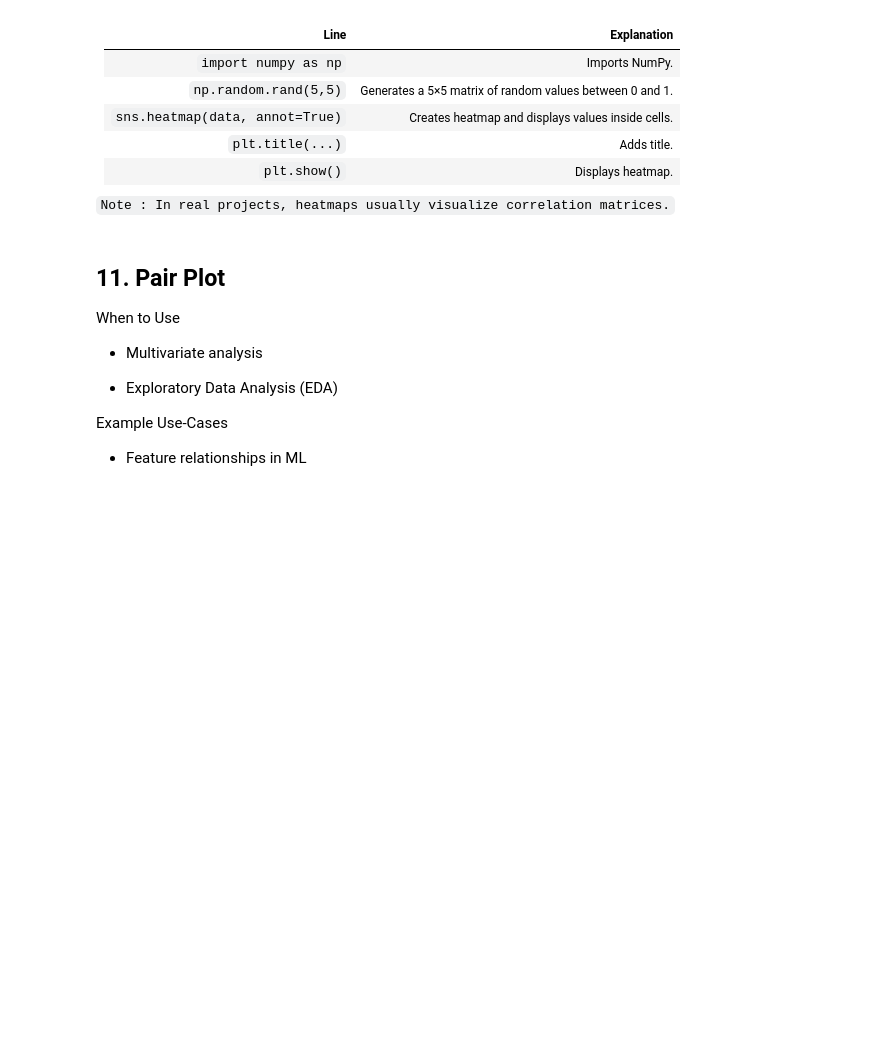
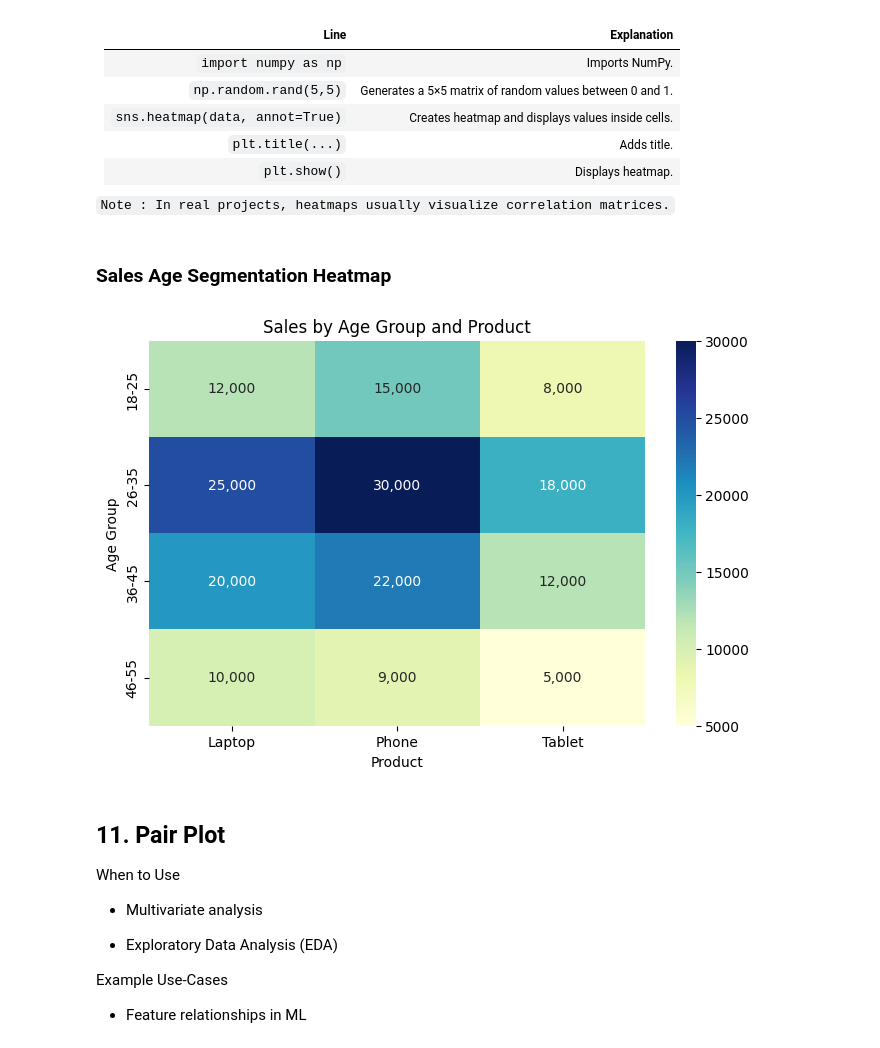
Before and after one commit to prodigy234/Complete_Data_Science_Full_Course, a Jupyter notebook: PYTHON/Python Data Visualization/1.Visualization.ipynb, the cells around one changed output. Cells and saved outputs as stored; diff of their text form; code cells hidden in the pictures; blank space fills up the shorter version.

```diff
--- a/PYTHON/Python Data Visualization/visualization.ipynb
+++ b/PYTHON/Python Data Visualization/1.Visualization.ipynb
@@ -372,6 +386,55 @@ plt.show()
 | `plt.show()`                    | Displays heatmap.                                        |
 
 `Note : In real projects, heatmaps usually visualize correlation matrices.`
+# %% [markdown]
+### Sales Age Segmentation Heatmap
+# %%
+import pandas as pd
+import seaborn as sns
+import matplotlib.pyplot as plt
+
+# Sample sales dataset
+data = {
+    'Age_Group': ['18-25', '18-25', '18-25',
+                  '26-35', '26-35', '26-35',
+                  '36-45', '36-45', '36-45',
+                  '46-55', '46-55', '46-55'],
+
+    'Product': ['Laptop', 'Phone', 'Tablet',
+                'Laptop', 'Phone', 'Tablet',
+                'Laptop', 'Phone', 'Tablet',
+                'Laptop', 'Phone', 'Tablet'],
+
+    'Sales': [12000, 15000, 8000,
+              25000, 30000, 18000,
+              20000, 22000, 12000,
+              10000, 9000, 5000]
+}
+
+df = pd.DataFrame(data)
+
+heatmap_data = df.pivot(
+    index='Age_Group',
+    columns='Product',
+    values='Sales'
+)
+
+plt.figure(figsize=(8,5))
+
+sns.heatmap(
+    heatmap_data,
+    annot=True,
+    cmap='YlGnBu',
+    fmt=','
+)
+
+plt.title('Sales by Age Group and Product')
+plt.xlabel('Product')
+plt.ylabel('Age Group')
+
+plt.show()
+# %% [output]
+[figure, added]
 # %% [markdown]
 ## 11. Pair Plot
 
```
Also changed, not shown: parts of 11 cells of this notebook, 31 other files.
